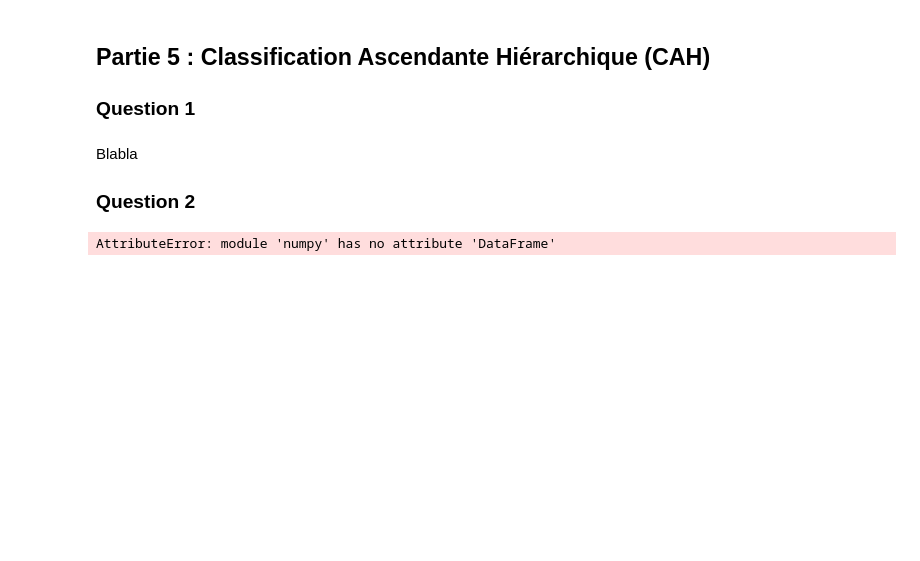
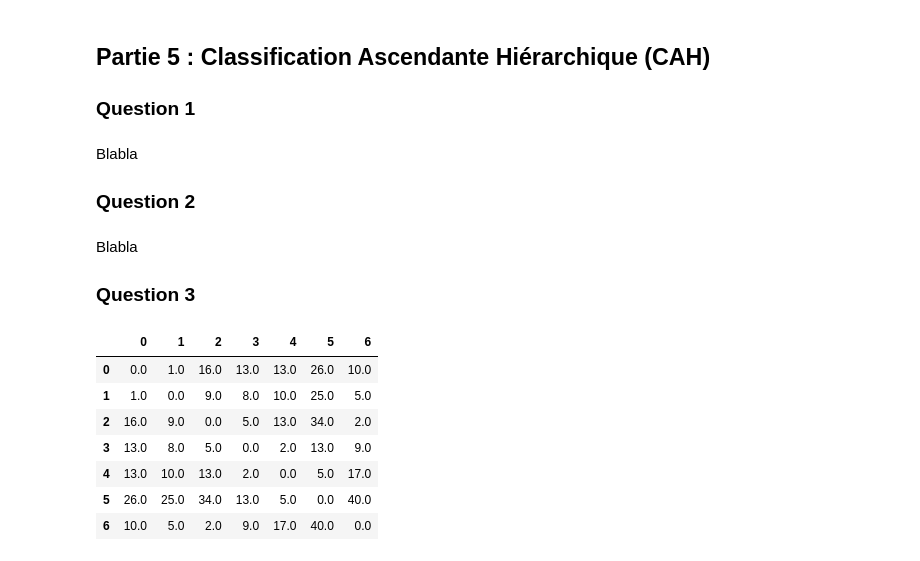
Before and after one commit to SkohTV/project-data-a3, a Jupyter notebook: electif/main.ipynb, the cells around one changed output. Saved outputs shown, nothing was run; the diff lists cells and outputs as text; code cells hidden in the pictures; blank space fills up the shorter version.

```diff
--- a/electif/main.ipynb
+++ b/electif/main.ipynb
@@ -242,7 +238,35 @@ Blabla
 
 ### Question 2
 # %%
-def dist_min(t: np.DataFrame) -> tuple[Coords, Coords]:
-    ...
+def dist_min(t: pd.DataFrame, formula: Callable) -> tuple[pd.Series, pd.Series]:
+    '''blabla'''
+
+    n = len(t)
+    indices = np.triu_indices(n, k=1)
+
+    acc = [
+        formula(t.loc[i], t.loc[j])
+        for (i, j)
+        in zip(*indices)
+    ]
+
+    a = indices[0][np.argmin(acc)]
+    b = indices[1][np.argmin(acc)]
+
+    return (t.loc[a], t.loc[b])
-# %% [output]
-AttributeError: module 'numpy' has no attribute 'DataFrame'
+# %% [markdown]
+Blabla
+
+### Question 3
+# %%
+mat = np.matrix([[dist(a, b)**2 for a in data.values] for b in data.values])
+pd.DataFrame(mat)
+# %% [output]
+|  | 0 | 1 | 2 | 3 | 4 | 5 | 6 |
+| 0 | 0.0 | 1.0 | 16.0 | 13.0 | 13.0 | 26.0 | 10.0 |
+| 1 | 1.0 | 0.0 | 9.0 | 8.0 | 10.0 | 25.0 | 5.0 |
+| 2 | 16.0 | 9.0 | 0.0 | 5.0 | 13.0 | 34.0 | 2.0 |
+| 3 | 13.0 | 8.0 | 5.0 | 0.0 | 2.0 | 13.0 | 9.0 |
+| 4 | 13.0 | 10.0 | 13.0 | 2.0 | 0.0 | 5.0 | 17.0 |
+| 5 | 26.0 | 25.0 | 34.0 | 13.0 | 5.0 | 0.0 | 40.0 |
+| 6 | 10.0 | 5.0 | 2.0 | 9.0 | 17.0 | 40.0 | 0.0 |
```
Also changed, not shown: parts of 13 cells of this notebook, 1 other file.
